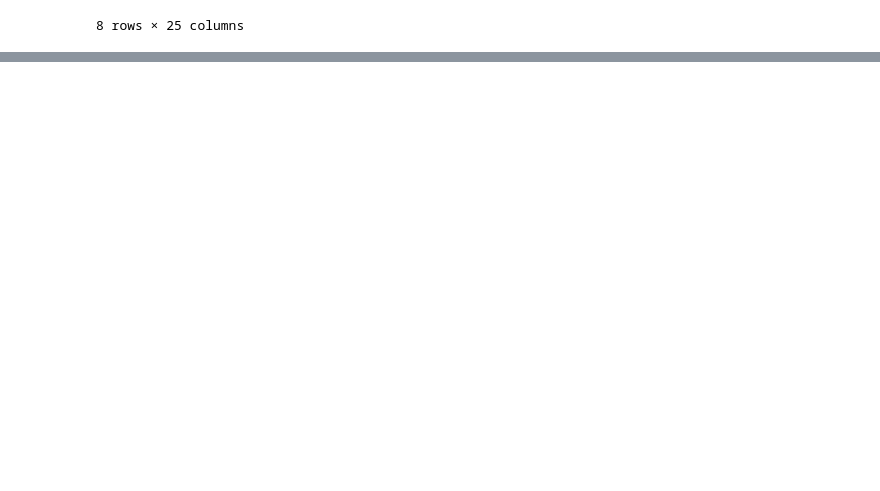
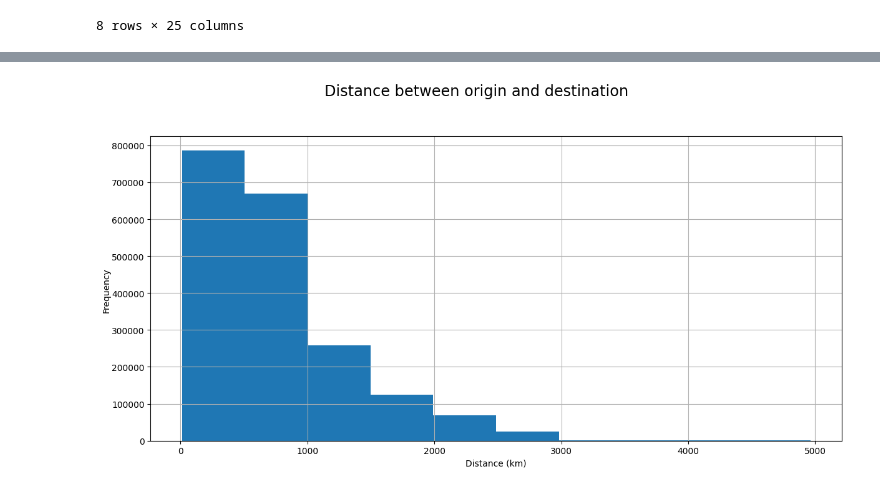
Before and after one commit to gabalvarezmc/AnalisisDatos_T1, a Jupyter notebook: 01_Analisis_exploratorio.ipynb, the cells around one changed output, grey strips where cells are left out. Drawn from its saved outputs; the diff is of its cells as text; code cells hidden in the pictures; blank space fills up the shorter version.

```diff
--- a/01_Analisis_exploratorio.ipynb
+++ b/01_Analisis_exploratorio.ipynb
@@ -156,0 +169,9 @@ df.describe()
+# %%
+fig, ax = plt.subplots(sharex=False, sharey=False, figsize=(12,6))
+df["Distance"].hist(ax=ax)
+ax.set_xlabel("Distance (km)")
+fig.text(0, 0.5, "Frequency", va="center", rotation="vertical")
+plt.suptitle("Distance between origin and destination", x=0.5, y=1.05, ha="center", fontsize="xx-large")
+plt.tight_layout()
+# %% [output]
+[figure, added]
```
Also changed, not shown: parts of 10 cells of this notebook.
